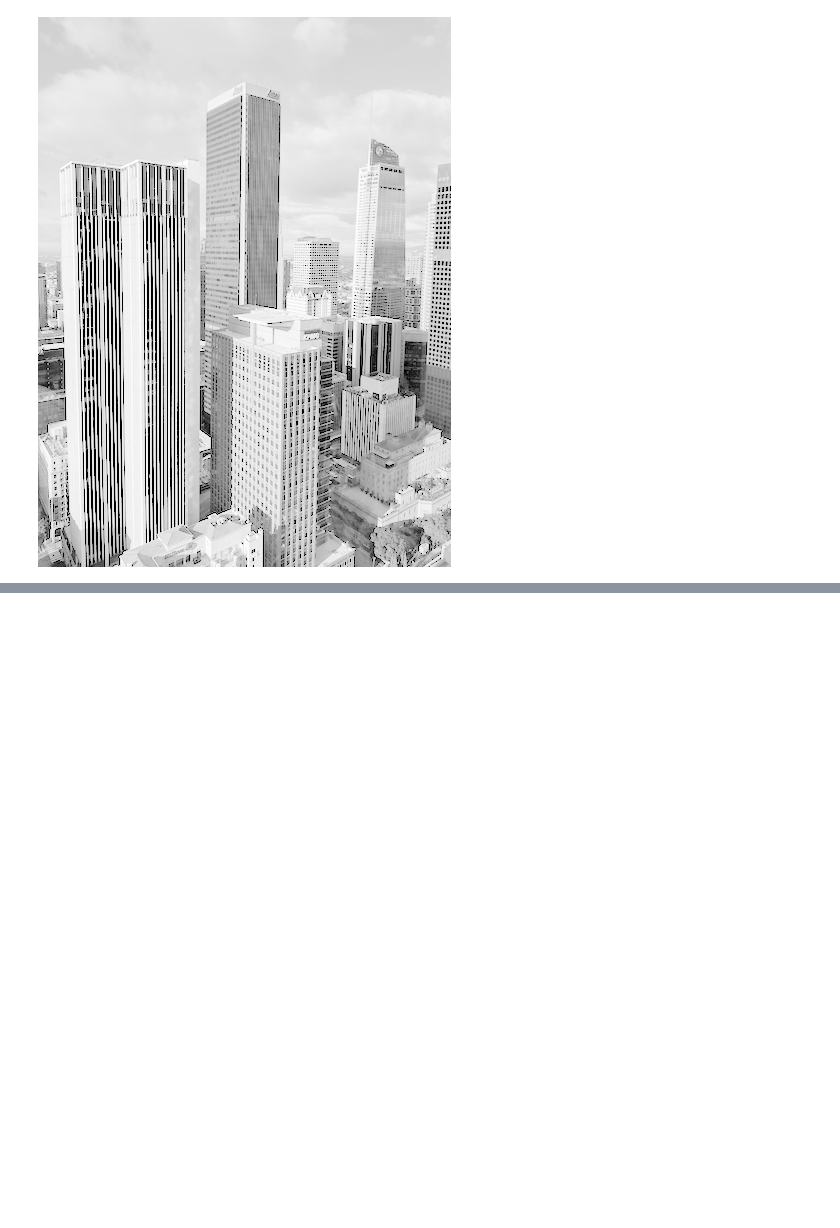
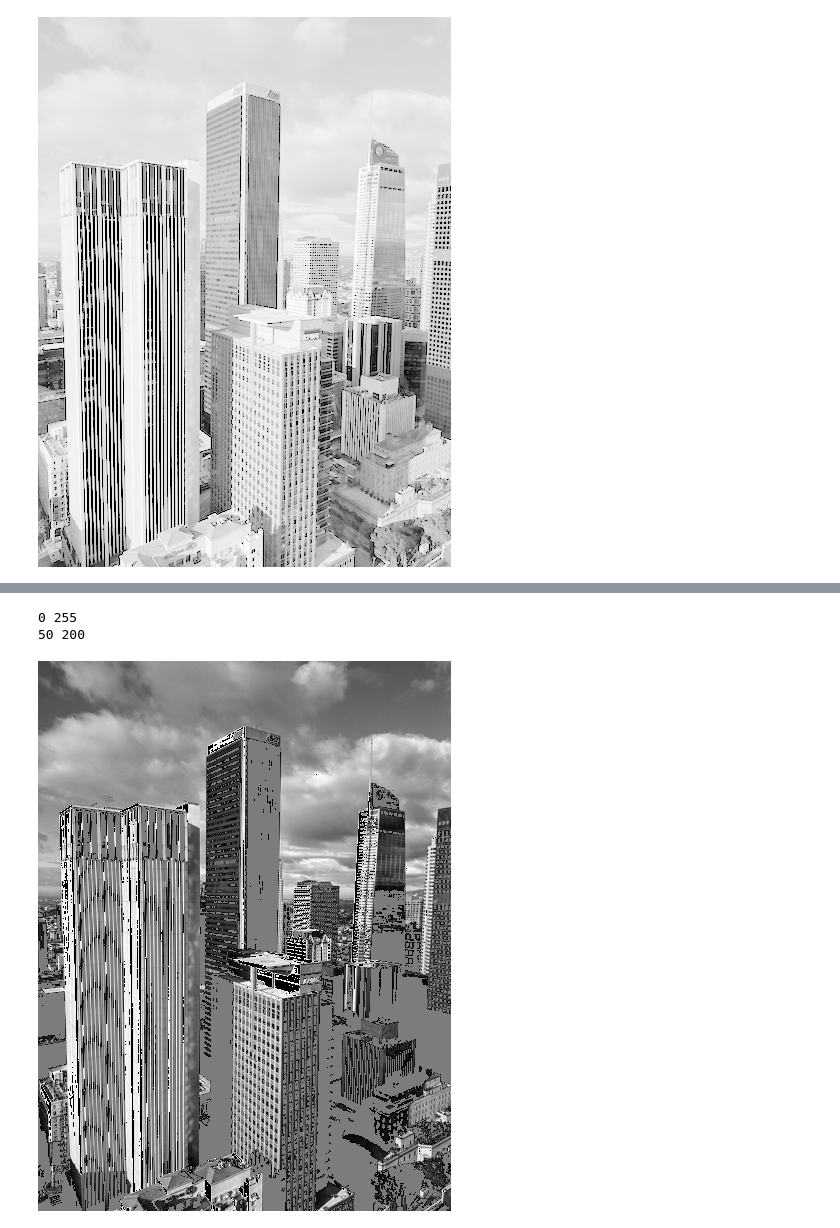
Before and after one commit to ednmolina/Image-Processing, a Jupyter notebook: Image Processing.ipynb, the cells around one changed output, grey strips where cells are left out. Cells and saved outputs as stored; diff of their text form; code cells hidden in the pictures; blank space fills up the shorter version.

```diff
--- a/Image Processing.ipynb
+++ b/Image Processing.ipynb
@@ -575,0 +667,33 @@ In a low contrast image, the histogram will be narrow while in a high contrast i
+# %%
+# Open an image an convert to greyscale and convert to an array
+image = np.array(Image.open('/Users/edenmolina/Documents/Image-Processing/DTLA.png').convert('L'))
+
+# Find the minimum and maximum pixel values
+a = image.min()
+b = image.max()
+print (a, b)
+
+# For deomonstration purposes, it can be seen the min and max are 0 and 255. Hence no transformation will take place.
+# Remap values having less than 50, to random number between 0 - 200
+image[np.where(image<50)] = int(np.random.rand(1)*200)
+image[np.where(image>200)] = int(np.random.rand(1)*200)
+
+a = image.min()
+b = image.max()
+print (a, b)
+
+# # Convert the image to floats
+image_floats = image.astype(float)
+# %% [output]
+0 255
+50 200
+# %%
+# Perform the contrast stretching transformation
+contrast_transformed_array = 255 * (image_floats-a)/(b-a)
+# %%
+# Convert the reshaped array into an image
+contrast_transformed = Image.fromarray(contrast_transformed_array.astype(np.uint8))
+contrast_transformed.save('/Users/edenmolina/Documents/Image-Processing/Outputs/C5ContrastTransform.png')
+contrast_transformed
+# %% [output]
+[figure, added]
```
Also changed, not shown: parts of 20 cells of this notebook, 4 other files.
